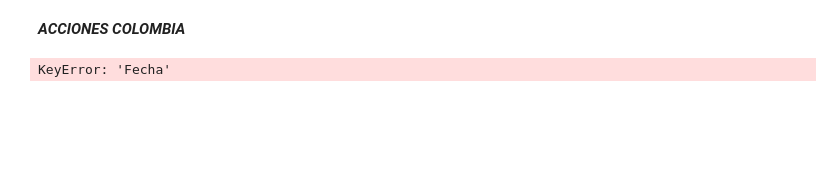
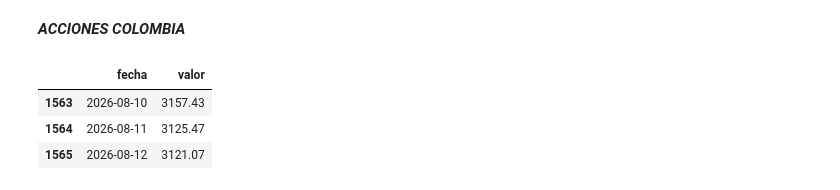
Before and after one commit to Yilap88/Colombia_finance, a Jupyter notebook: Figures/AccionesColombia.ipynb, the cells around one changed output. Cells and saved outputs as stored; diff of their text form; code cells hidden in the pictures; blank space fills up the shorter version.

```diff
--- a/Figures/AccionesColombia.ipynb
+++ b/Figures/AccionesColombia.ipynb
@@ -60,9 +64,11 @@ plotly_oneplot(Isa, "Fecha", "Precios (último /cierre)", "Isa", color_in="orang
 plotly_oneplot(PFDavigroup, "Fecha", "Precios (último /cierre)", "PFDavigroup", color_in="pink", date_marker = pd.to_datetime("2026-07-14"))
 # %%
 TRM = pd.read_csv(f"{PROJECT_DIR}/Data/TRM/newTRM.csv")
+TRM["fecha"] = pd.to_datetime(TRM["fecha"])
 TRM.tail(3)
-TRM["fecha"] = pd.to_datetime(TRM["fecha"])
-TRM2 = TRM[TRM["fecha"] >= "2026-02-01"]
 # %% [output]
-KeyError: 'Fecha'
+|  | fecha | valor |
+| 1563 | 2026-08-10 | 3157.43 |
+| 1564 | 2026-08-11 | 3125.47 |
+| 1565 | 2026-08-12 | 3121.07 |
 # %%
```
Also changed, not shown: parts of 3 cells of this notebook, 9 other files.
